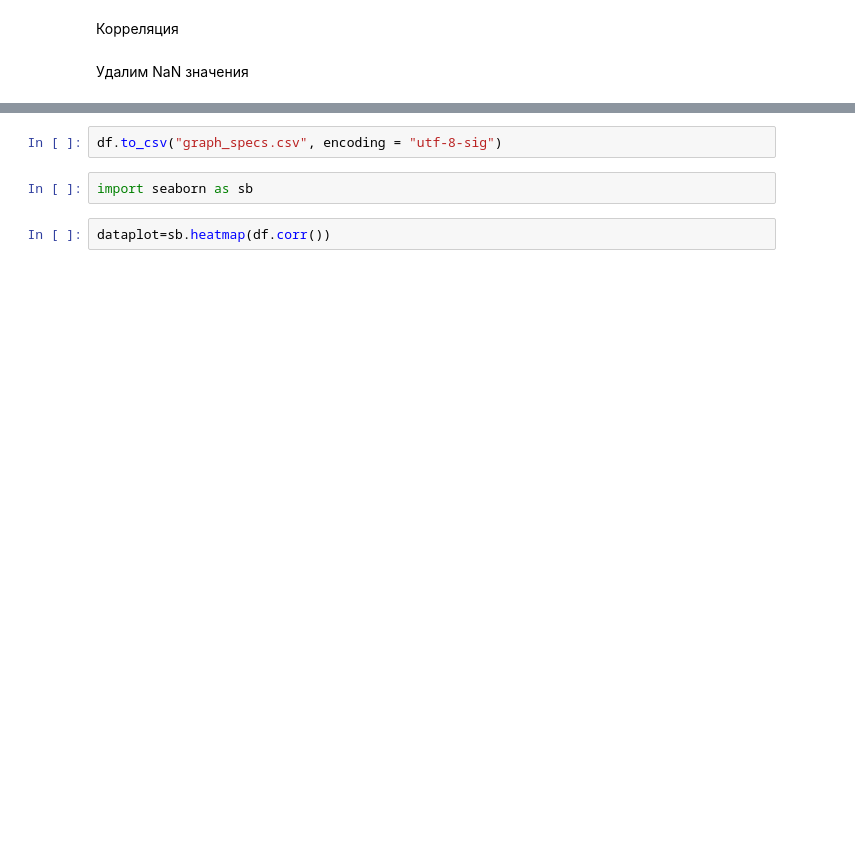
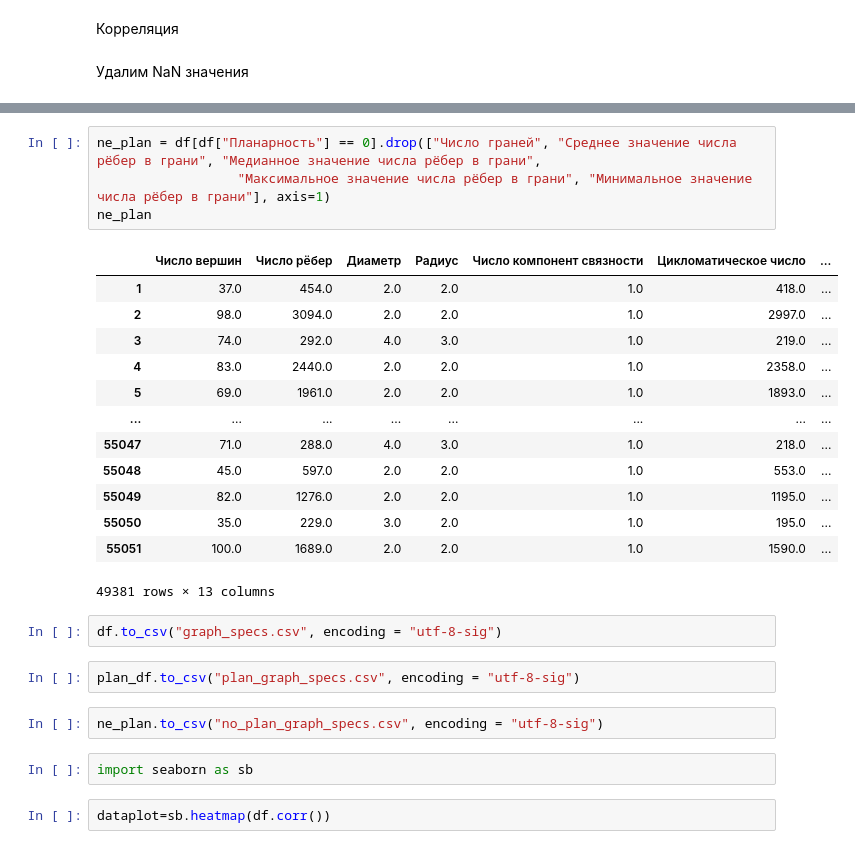
Before and after one commit to Fel1-of/wise-task-research, a Jupyter notebook: main.ipynb, the cells around one changed output, grey strips where cells are left out. Cells and saved outputs as stored; diff of their text form; blank space fills up the shorter version.

```diff
--- a/main.ipynb
+++ b/main.ipynb
@@ -526,5 +578,27 @@ dtype: int64
+# %%
+ne_plan = df[df["Планарность"] == 0].drop(["Число граней", "Среднее значение числа рёбер в грани", "Медианное значение числа рёбер в грани",
+                  "Максимальное значение числа рёбер в грани", "Минимальное значение числа рёбер в грани"], axis=1)
+ne_plan
+# %% [output]
+|  | Число вершин | Число рёбер | Диаметр | Радиус | Число компонент связности | Цикломатическое число | ... |
+| 1 | 37.0 | 454.0 | 2.0 | 2.0 | 1.0 | 418.0 | ... |
+| 2 | 98.0 | 3094.0 | 2.0 | 2.0 | 1.0 | 2997.0 | ... |
+| 3 | 74.0 | 292.0 | 4.0 | 3.0 | 1.0 | 219.0 | ... |
+| 4 | 83.0 | 2440.0 | 2.0 | 2.0 | 1.0 | 2358.0 | ... |
+| 5 | 69.0 | 1961.0 | 2.0 | 2.0 | 1.0 | 1893.0 | ... |
+| ... | ... | ... | ... | ... | ... | ... | ... |
+| 55047 | 71.0 | 288.0 | 4.0 | 3.0 | 1.0 | 218.0 | ... |
+| 55048 | 45.0 | 597.0 | 2.0 | 2.0 | 1.0 | 553.0 | ... |
+| 55049 | 82.0 | 1276.0 | 2.0 | 2.0 | 1.0 | 1195.0 | ... |
+| 55050 | 35.0 | 229.0 | 3.0 | 2.0 | 1.0 | 195.0 | ... |
+| 55051 | 100.0 | 1689.0 | 2.0 | 2.0 | 1.0 | 1590.0 | ... |
+49381 rows × 13 columns
 # %%
 df.to_csv("graph_specs.csv", encoding = "utf-8-sig")
+# %%
+plan_df.to_csv("plan_graph_specs.csv", encoding = "utf-8-sig")
+# %%
+ne_plan.to_csv("no_plan_graph_specs.csv", encoding = "utf-8-sig")
 # %%
 import seaborn as sb
 # %%
```
Also changed, not shown: parts of 30 cells of this notebook.
